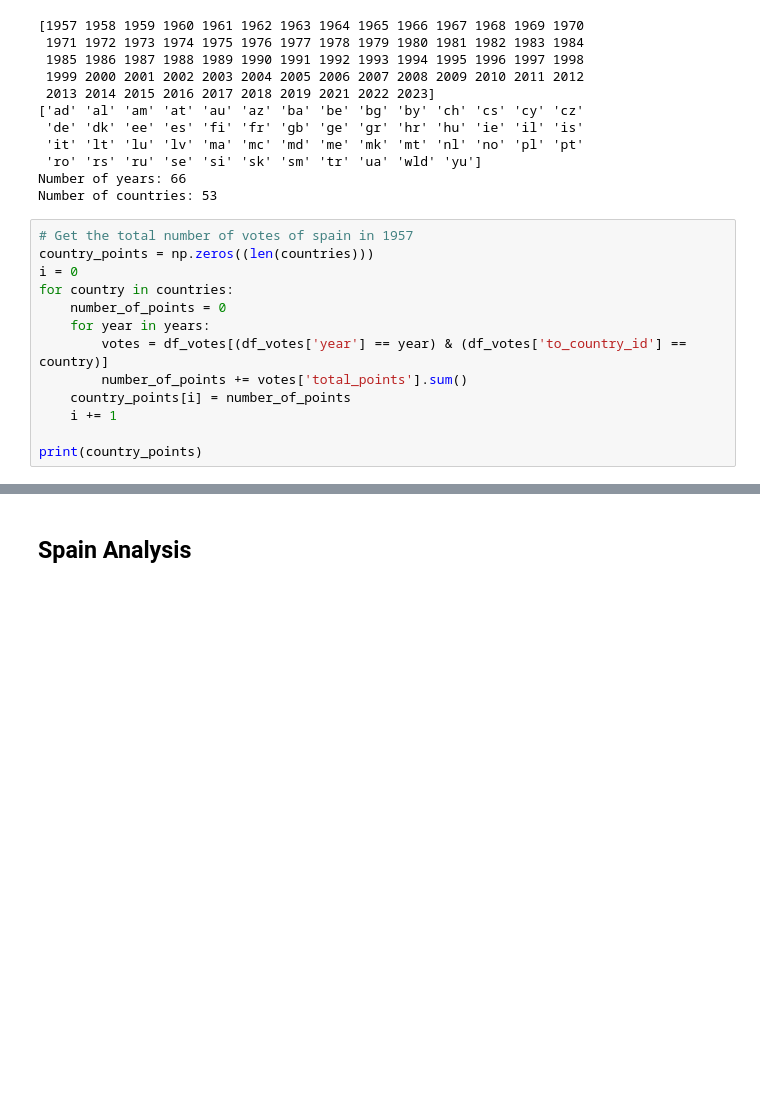
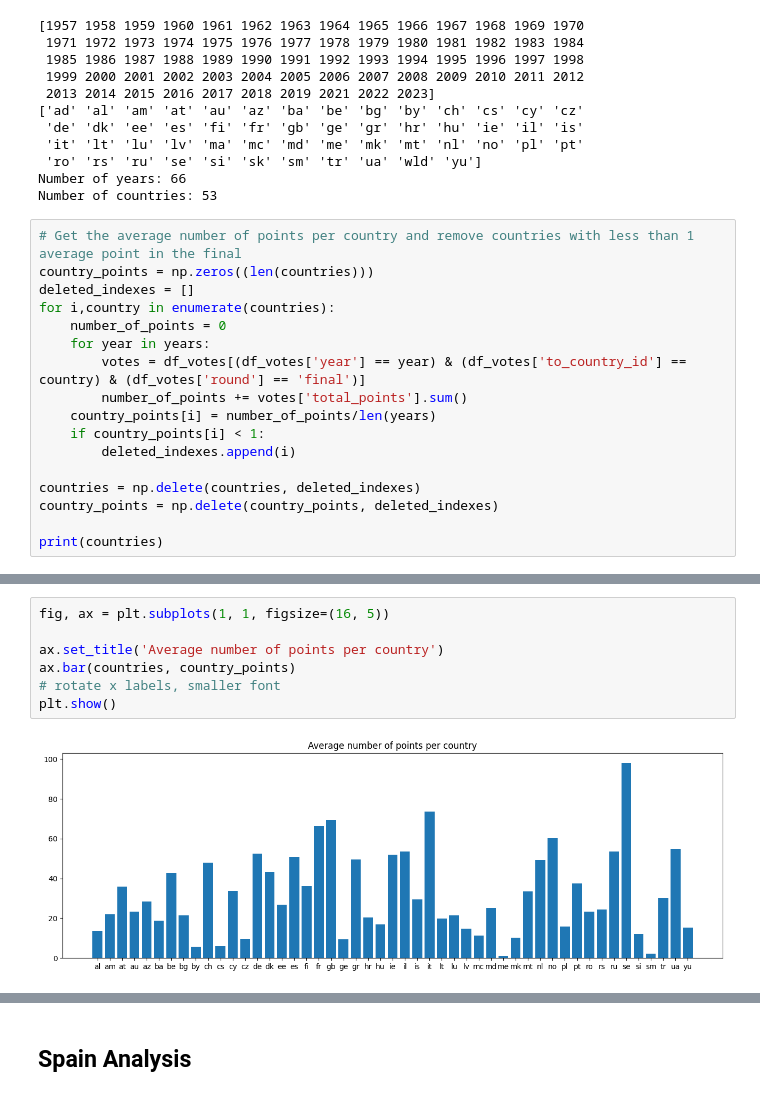
Before and after one commit to Mate1Coll/Eurovision_Contest_Analysis, a Jupyter notebook: test.ipynb, the cells around one changed output, grey strips where cells are left out. Cells and saved outputs as stored; diff of their text form; blank space fills up the shorter version.

```diff
--- a/test.ipynb
+++ b/test.ipynb
@@ -56,16 +57,20 @@ print('Number of countries:', len(countries))
 Number of years: 66
 Number of countries: 53
 # %%
-# Get the total number of votes of spain in 1957
+# Get the average number of points per country and remove countries with less than 1 average point in the final
 country_points = np.zeros((len(countries)))
-i = 0
-for country in countries:
+deleted_indexes = []
+for i,country in enumerate(countries):
     number_of_points = 0
     for year in years:
-        votes = df_votes[(df_votes['year'] == year) & (df_votes['to_country_id'] == country)]
+        votes = df_votes[(df_votes['year'] == year) & (df_votes['to_country_id'] == country) & (df_votes['round'] == 'final')]
         number_of_points += votes['total_points'].sum()
-    country_points[i] = number_of_points
-    i += 1
+    country_points[i] = number_of_points/len(years)
+    if country_points[i] < 1:
+        deleted_indexes.append(i)
 
-print(country_points)
+countries = np.delete(countries, deleted_indexes)
+country_points = np.delete(country_points, deleted_indexes)
+
+print(countries)
 # %% [output]
@@ -102,0 +87,9 @@ plt.xticks(rotation=90, fontsize=8)
+# %%
+fig, ax = plt.subplots(1, 1, figsize=(16, 5))
+
+ax.set_title('Average number of points per country')
+ax.bar(countries, country_points)
+# rotate x labels, smaller font
+plt.show()
+# %% [output]
+[figure, added]
```
Also changed, not shown: parts of 12 cells of this notebook.
